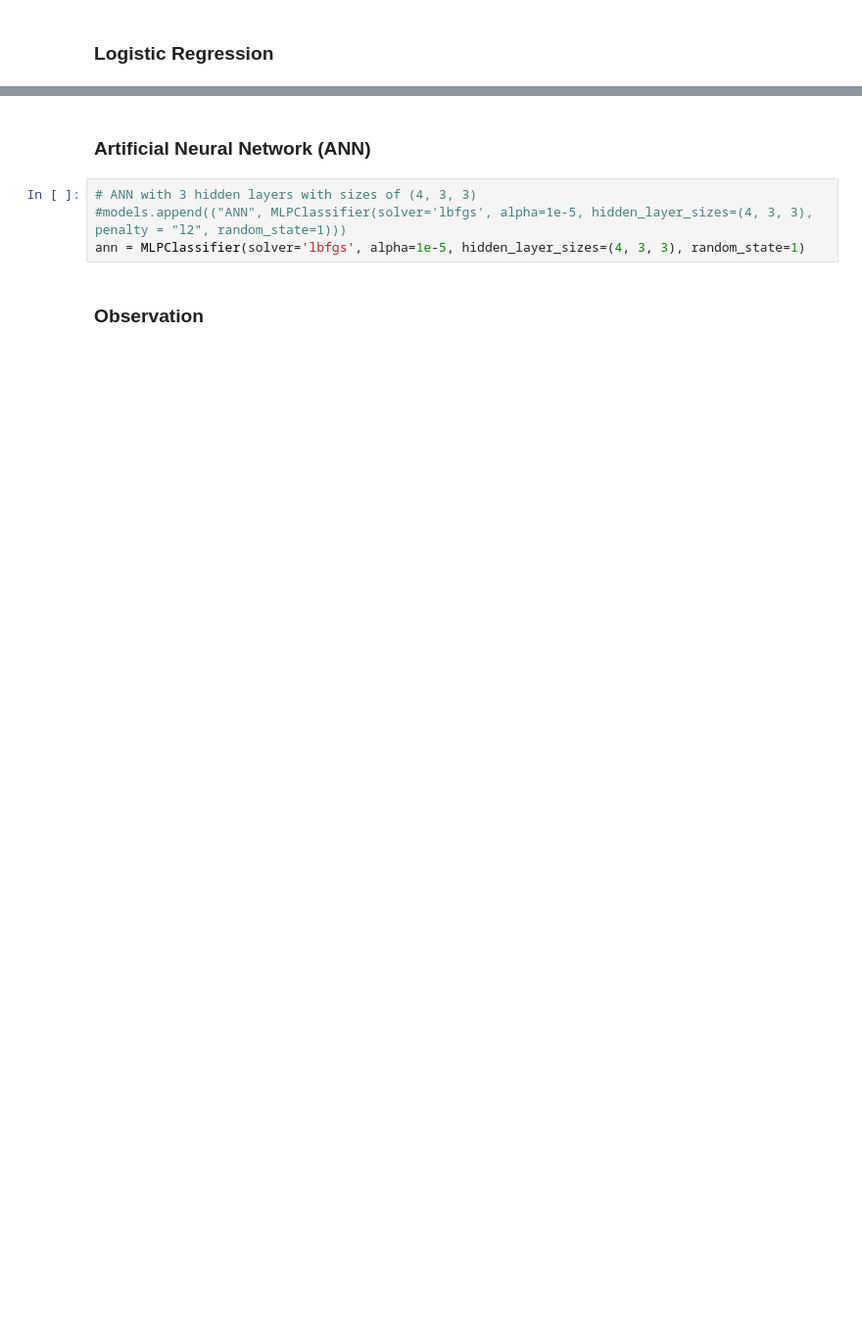
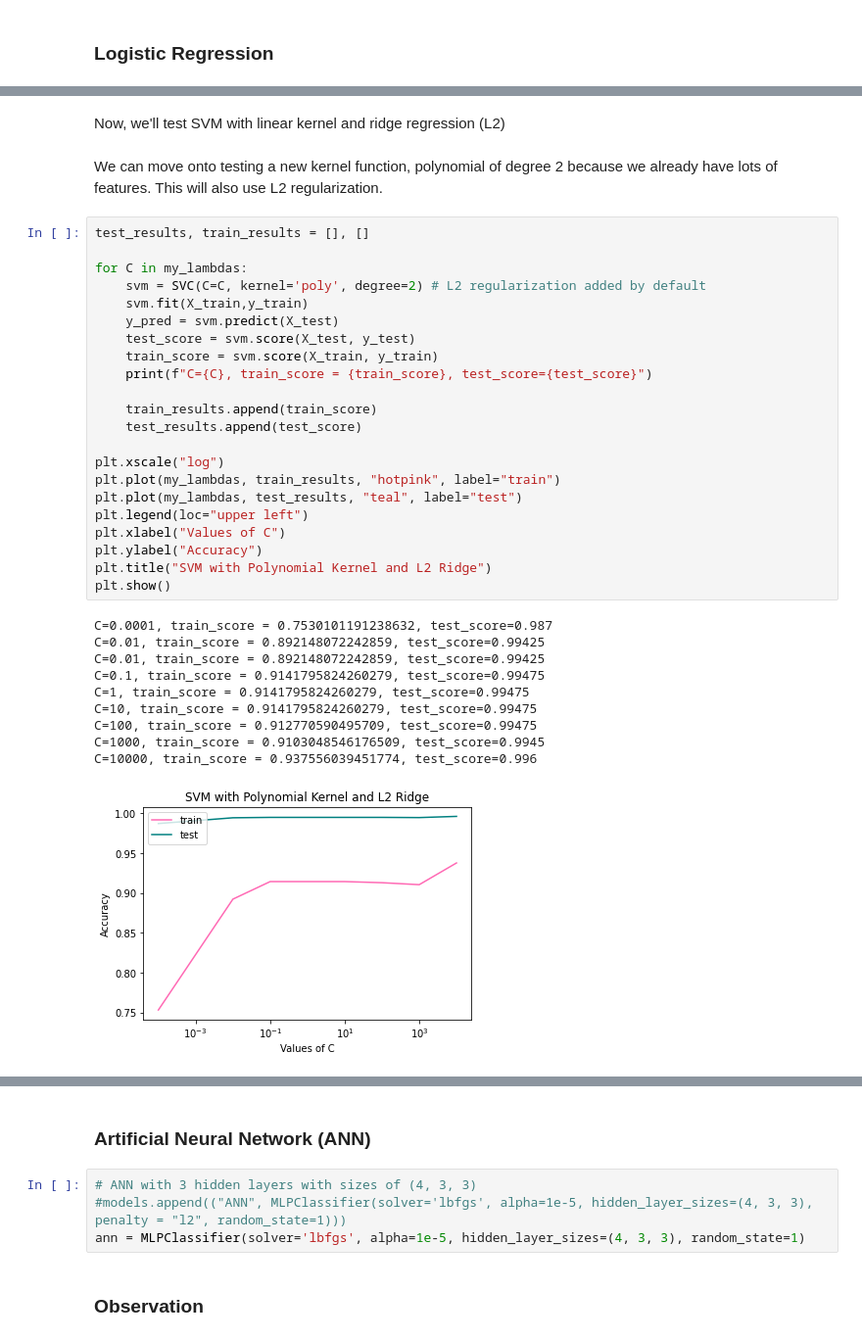
Before and after one commit to sergey-hovhannisyan/fraud-detection, a Jupyter notebook: fraud_detection.ipynb, the cells around one changed output, grey strips where cells are left out. Shown at 98% size. Cells and saved outputs as stored; diff of their text form; blank space fills up the shorter version.

Commit message:
merged finished log and svm code onto jupyter notebook

```diff
--- a/fraud_detection.ipynb
+++ b/fraud_detection.ipynb
@@ -189,0 +341,37 @@ X_test Shape:  (56962, 21)
+# %% [markdown]
+Now, we'll test SVM with linear kernel and ridge regression (L2)
+# %% [markdown]
+We can move onto testing a new kernel function, polynomial of degree 2 because we already have lots of features. This will also use L2 regularization.
+# %%
+test_results, train_results = [], []
+
+for C in my_lambdas:
+    svm = SVC(C=C, kernel='poly', degree=2) # L2 regularization added by default
+    svm.fit(X_train,y_train)
+    y_pred = svm.predict(X_test)
+    test_score = svm.score(X_test, y_test)
+    train_score = svm.score(X_train, y_train)
+    print(f"C={C}, train_score = {train_score}, test_score={test_score}")
+
+    train_results.append(train_score)
+    test_results.append(test_score)
+
+plt.xscale("log")
+plt.plot(my_lambdas, train_results, "hotpink", label="train")
+plt.plot(my_lambdas, test_results, "teal", label="test")
+plt.legend(loc="upper left")
+plt.xlabel("Values of C")
+plt.ylabel("Accuracy")
+plt.title("SVM with Polynomial Kernel and L2 Ridge")
+plt.show()
+# %% [output]
+C=0.0001, train_score = 0.7530101191238632, test_score=0.987
+C=0.01, train_score = 0.892148072242859, test_score=0.99425
+C=0.01, train_score = 0.892148072242859, test_score=0.99425
+C=0.1, train_score = 0.9141795824260279, test_score=0.99475
+C=1, train_score = 0.9141795824260279, test_score=0.99475
+C=10, train_score = 0.9141795824260279, test_score=0.99475
+C=100, train_score = 0.912770590495709, test_score=0.99475
+C=1000, train_score = 0.9103048546176509, test_score=0.9945
+C=10000, train_score = 0.937556039451774, test_score=0.996
+[figure, added]
```
Also changed, not shown: parts of 18 cells of this notebook, 1 other file.
